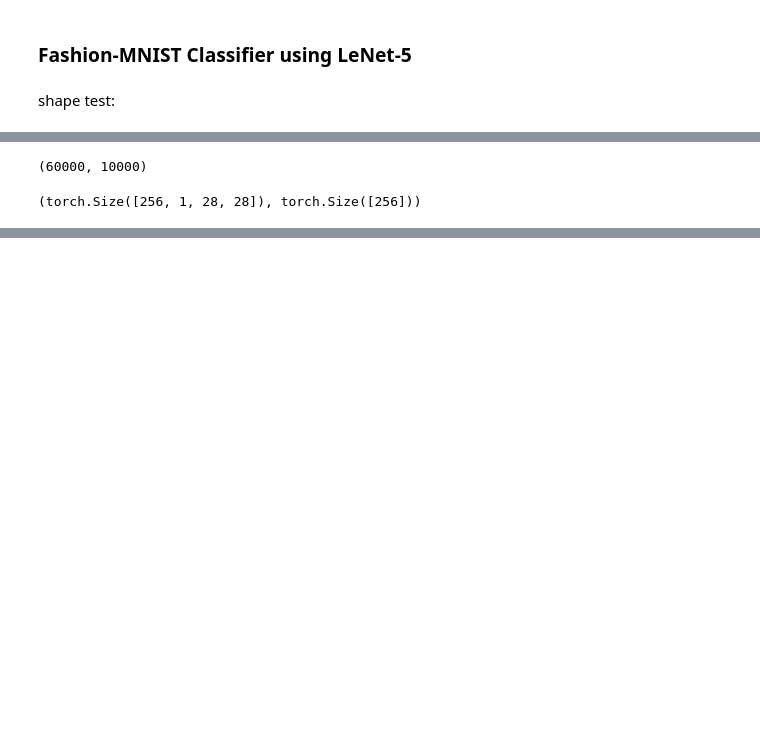
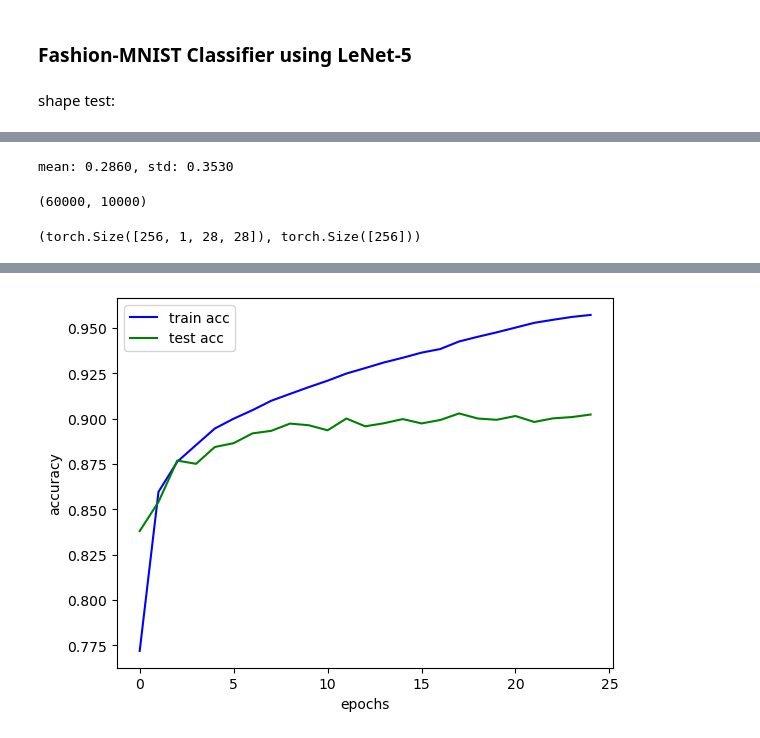
Before and after one commit to xiangzhen-meng/D2L-Exercises, a Jupyter notebook: LeNet-FashionMNIST.ipynb, the cells around one changed output, grey strips where cells are left out. Drawn from its saved outputs; the diff is of its cells as text; code cells hidden in the pictures; blank space fills up the shorter version.

```diff
--- a/LeNet-FashionMNIST.ipynb
+++ b/LeNet-FashionMNIST.ipynb
@@ -40,13 +40,27 @@ Sigmoid output shape:    torch.Size([1, 84])
 Linear output shape:     torch.Size([1, 10])
 # %%
-trans = transforms.ToTensor()
+# 先用 ToTensor 加载，计算均值和标准差
+tmp_data = torchvision.datasets.FashionMNIST(
+    root="./data", train=True, transform=transforms.ToTensor(), download=True)
+tmp_loader = data.DataLoader(tmp_data, batch_size=len(tmp_data))
+all_images, _ = next(iter(tmp_loader))          # shape: (60000, 1, 28, 28)
+dt_mean = all_images.mean().item()
+dt_std = all_images.std().item()
+print(f'mean: {dt_mean:.4f}, std: {dt_std:.4f}')
+
+# 用计算出的统计量构建标准化 transform
+trans = transforms.Compose([
+    transforms.ToTensor(),
+    transforms.Normalize(mean=[dt_mean], std=[dt_std])
+])
 mnist_data = torchvision.datasets.FashionMNIST(
     root="./data", train=True, transform=trans, download=True)
 mnist_test = torchvision.datasets.FashionMNIST(
     root="./data", train=False, transform=trans, download=True)
 len(mnist_data), len(mnist_test)
 # %% [output]
-(60000, 10000)
+mean: 0.2860, std: 0.3530
+(60000, 10000)
 # %%
 batch_size = 256
 dataloader = data.DataLoader(mnist_data, batch_size=batch_size, shuffle=True)
@@ -117,13 +131,15 @@ def train_ch6(net, train_iter, test_iter, num_epochs, lr, device):
     """用GPU训练模型(在第六章定义)"""
     def init_weights(m):
         if type(m) == nn.Linear or type(m) == nn.Conv2d:
-            nn.init.xavier_uniform_(m.weight)
+            nn.init.kaiming_uniform_(m.weight)
     net.apply(init_weights)
     print('training on', device)
     net.to(device)
     optimizer = torch.optim.Adam(net.parameters(), lr=lr)
     loss = nn.CrossEntropyLoss()
     num_batches = len(train_iter)
+    train_acc, test_acc = [], []
+    cnt = 1
     for epoch in range(num_epochs):
         # 训练损失之和，训练准确率之和，样本数
         metric = Accumulator(3)
@@ -137,12 +153,29 @@ def train_ch6(net, train_iter, test_iter, num_epochs, lr, device):
             optimizer.step()
             with torch.no_grad():
                 metric.add(l * X.shape[0], accuracy(y_hat, y), X.shape[0])
-            train_l = metric[0] / metric[2]
-            train_acc = metric[1] / metric[2]
-        test_acc = evaluator(net, test_iter)
-    print(f'loss {train_l:.5f}, train acc {train_acc:.5f}, '
-          f'test acc {test_acc:.5f}')
+        train_acc.append(metric[1] / metric[2])
+        test_acc.append(evaluator(net, test_iter))
+        print(f'current epoch {cnt}: train acc {train_acc[-1]}, test acc {test_acc[-1]}')
+        cnt += 1
+    print(f'best train acc {max(train_acc):.5f}, ', f'best test acc {max(test_acc):.5f}')
     return train_acc, test_acc
 # %%
-lr, num_epochs = 0.9, 10
-train_ch6(net, dataloader, testloader, num_epochs, lr, 'gpu')
+def try_gpu():
+    """优先 CUDA, 其次 MPS, 最后 CPU"""
+    if torch.cuda.is_available():
+        return torch.device('cuda')
+    elif torch.backends.mps.is_available():
+        return torch.device('mps')
+    return torch.device('cpu')
+
+lr, epochs = 0.001, 25
+train_acc, test_acc = train_ch6(net, dataloader, testloader, epochs, lr, try_gpu())
+
+fig, ax = plt.subplots()
+ax.set_xlabel("epochs")
+ax.set_ylabel("accuracy")
+ax.plot(range(epochs), train_acc, color='b', label='train acc')
+ax.plot(range(epochs), test_acc, color='g', label='test acc')
+ax.legend()
+fig.savefig('./pics/LeNet.png')
+# %% [output]
@@ -148,0 +199 @@ train_ch6(net, dataloader, testloader, num_epochs, lr, 'gpu')
+[figure, added]
```
Also changed, not shown: parts of 3 cells of this notebook, 2 other files.
